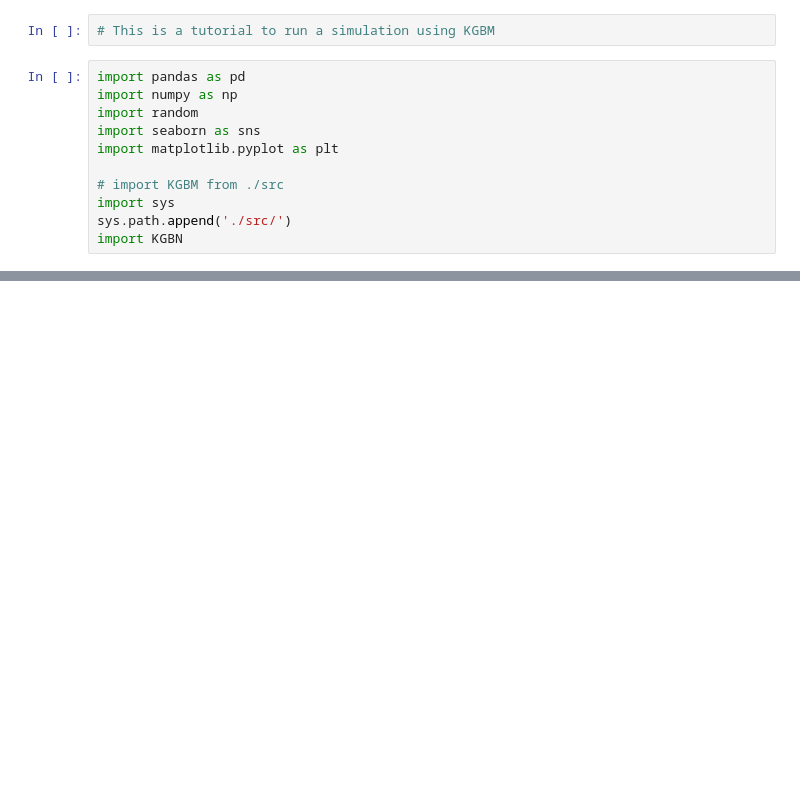
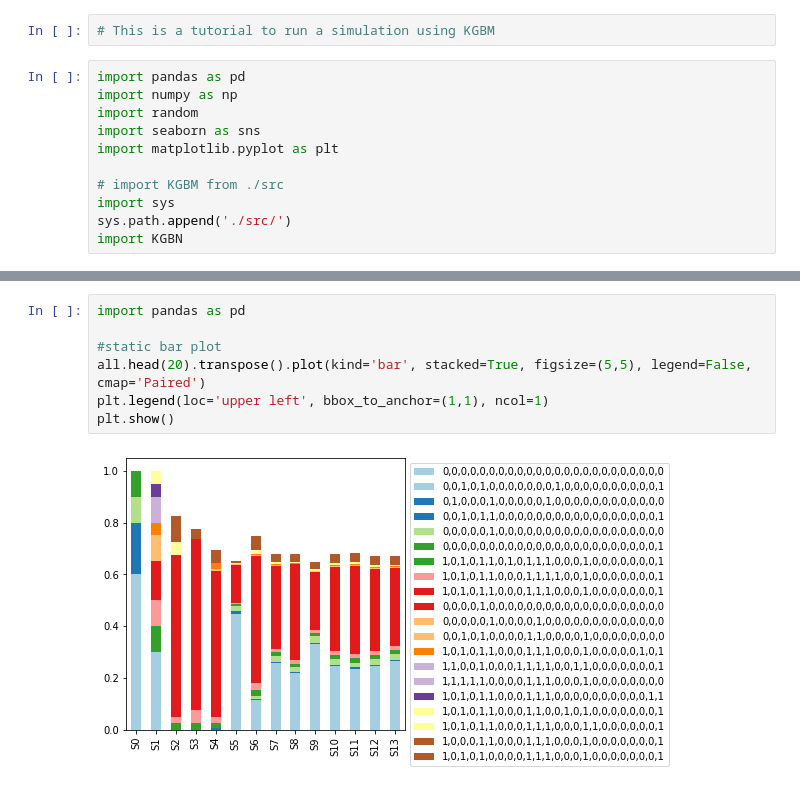
Before and after one commit to IlyaLab/BNMPy, a Jupyter notebook: Simulation.ipynb, the cells around one changed output, grey strips where cells are left out. Saved outputs shown, nothing was run; the diff lists cells and outputs as text; blank space fills up the shorter version.

```diff
--- a/Simulation.ipynb
+++ b/Simulation.ipynb
@@ -113,0 +115,9 @@ plt.show()
+# %%
+import pandas as pd
+
+#static bar plot
+all.head(20).transpose().plot(kind='bar', stacked=True, figsize=(5,5), legend=False, cmap='Paired')
+plt.legend(loc='upper left', bbox_to_anchor=(1,1), ncol=1)
+plt.show()
+# %% [output]
+[figure, added]
```
Also changed, not shown: parts of 18 cells of this notebook, 1 other file.
